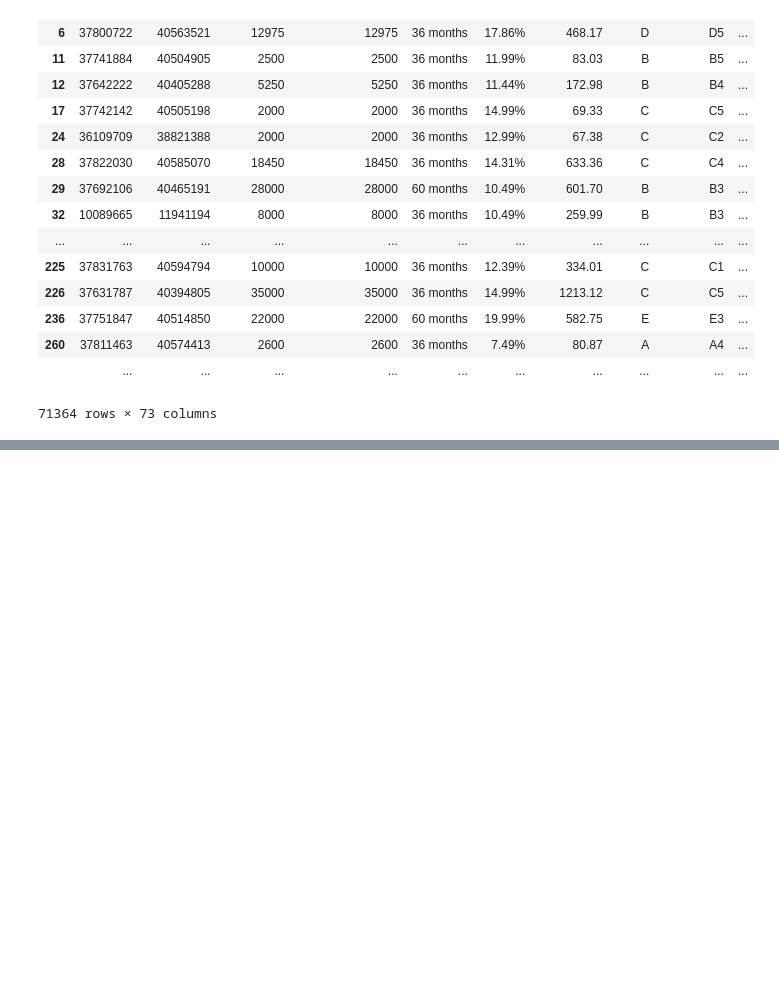
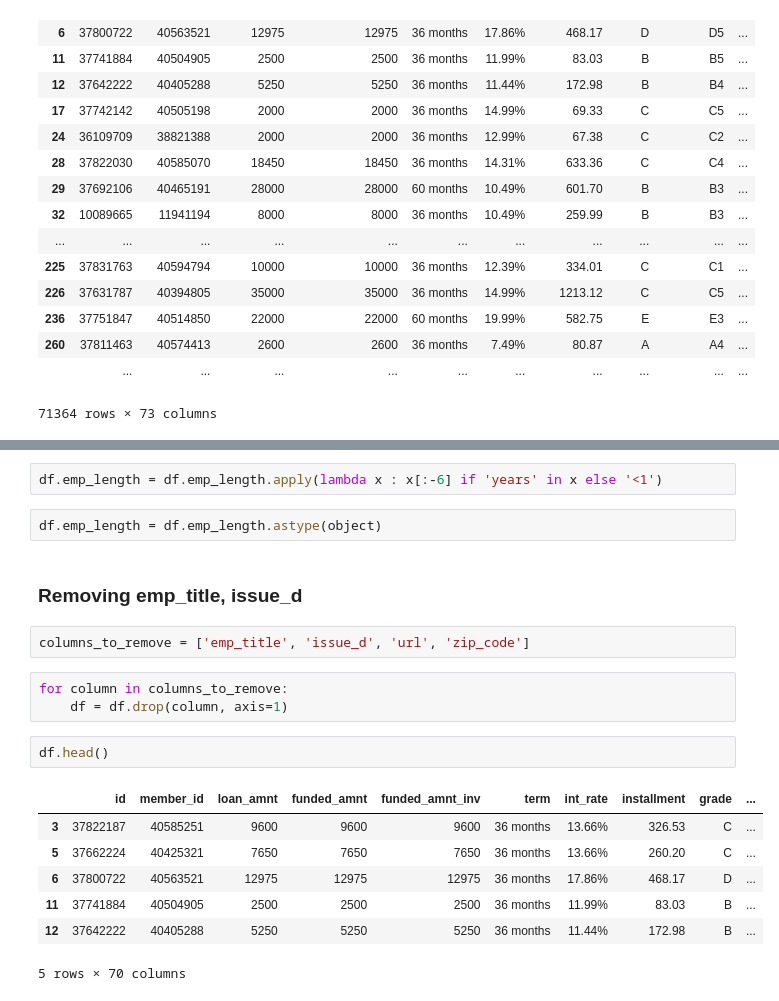
Before and after one commit to aligeekk/loan_evaluation, a Jupyter notebook: lending_club_analysis.ipynb, the cells around one changed output, grey strips where cells are left out. Saved outputs shown, nothing was run; the diff lists cells and outputs as text; blank space fills up the shorter version.

```diff
--- a/lending_club_analysis.ipynb
+++ b/lending_club_analysis.ipynb
@@ -294,0 +297,21 @@ df.drop("funded_amnt",1,)
+# %%
+df.emp_length = df.emp_length.apply(lambda x : x[:-6] if 'years' in x else '<1')
+# %%
+df.emp_length = df.emp_length.astype(object)
+# %% [markdown]
+### Removing emp_title, issue_d
+# %%
+columns_to_remove = ['emp_title', 'issue_d', 'url', 'zip_code']
+# %%
+for column in columns_to_remove:
+    df = df.drop(column, axis=1)
+# %%
+df.head()
+# %% [output]
+|  | id | member_id | loan_amnt | funded_amnt | funded_amnt_inv | term | int_rate | installment | grade | ... |
+| 3 | 37822187 | 40585251 | 9600 | 9600 | 9600 | 36 months | 13.66% | 326.53 | C | ... |
+| 5 | 37662224 | 40425321 | 7650 | 7650 | 7650 | 36 months | 13.66% | 260.20 | C | ... |
+| 6 | 37800722 | 40563521 | 12975 | 12975 | 12975 | 36 months | 17.86% | 468.17 | D | ... |
+| 11 | 37741884 | 40504905 | 2500 | 2500 | 2500 | 36 months | 11.99% | 83.03 | B | ... |
+| 12 | 37642222 | 40405288 | 5250 | 5250 | 5250 | 36 months | 11.44% | 172.98 | B | ... |
+5 rows × 70 columns
```
Also changed, not shown: parts of 4 cells of this notebook.
